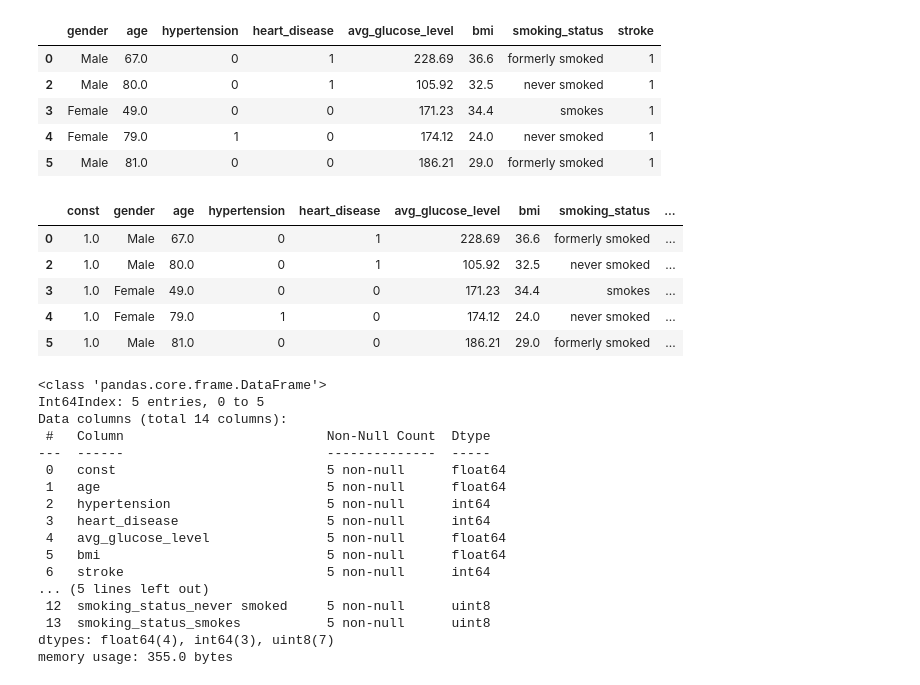
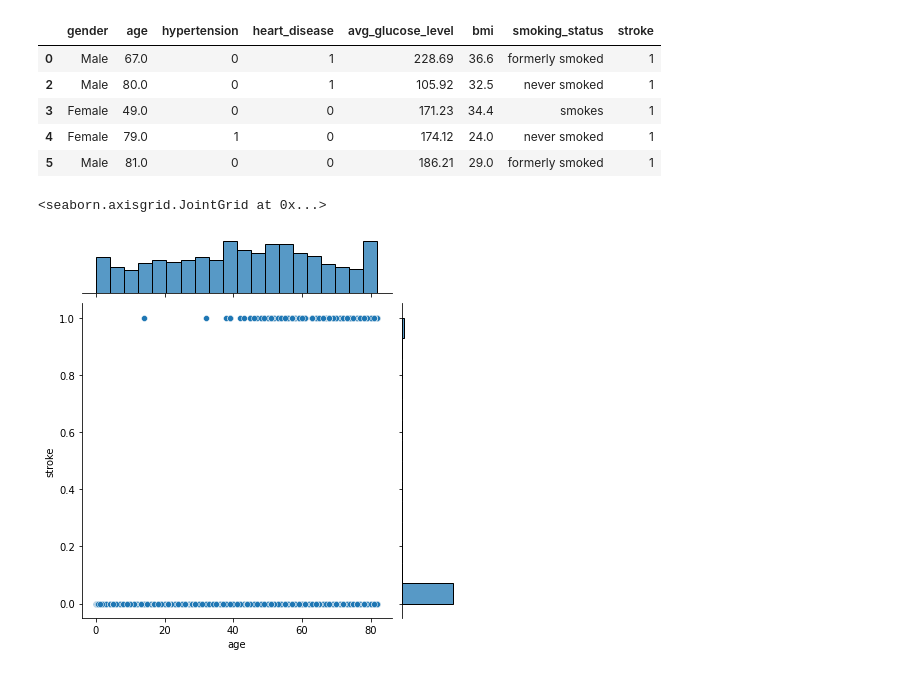
Before and after one commit to HYUNSOOLEE-6839/TIL, a Jupyter notebook: Day-33/Stroke_LR.ipynb, the cells around one changed output. Saved outputs shown, nothing was run; the diff lists cells and outputs as text; code cells hidden in the pictures.

```diff
--- a/Day-33/Stroke_LR.ipynb
+++ b/Day-33/Stroke_LR.ipynb
@@ -46,36 +68,8 @@ stroke_p.head()
 | 3 | Female | 49.0 | 0 | 0 | 171.23 | 34.4 | smokes | 1 |
 | 4 | Female | 79.0 | 1 | 0 | 174.12 | 24.0 | never smoked | 1 |
 | 5 | Male | 81.0 | 0 | 0 | 186.21 | 29.0 | formerly smoked | 1 |
-# %%
-# 상수항 추가
-stroke_p = sm.add_constant(stroke_p, has_constant='add')
-stroke_p.head()
-# %% [output]
-|  | const | gender | age | hypertension | heart_disease | avg_glucose_level | bmi | smoking_status | ... |
-| 0 | 1.0 | Male | 67.0 | 0 | 1 | 228.69 | 36.6 | formerly smoked | ... |
-| 2 | 1.0 | Male | 80.0 | 0 | 1 | 105.92 | 32.5 | never smoked | ... |
-| 3 | 1.0 | Female | 49.0 | 0 | 0 | 171.23 | 34.4 | smokes | ... |
-| 4 | 1.0 | Female | 79.0 | 1 | 0 | 174.12 | 24.0 | never smoked | ... |
-| 5 | 1.0 | Male | 81.0 | 0 | 0 | 186.21 | 29.0 | formerly smoked | ... |
-# %%
-stroke_p = pd.get_dummies(stroke_p).head()
-# %%
-stroke_p.info()
-# %% [output]
-<class 'pandas.core.frame.DataFrame'>
-Int64Index: 5 entries, 0 to 5
-Data columns (total 14 columns):
- #   Column                          Non-Null Count  Dtype
----  ------                          --------------  -----
- 0   const                           5 non-null      float64
- 1   age                             5 non-null      float64
- 2   hypertension                    5 non-null      int64
- 3   heart_disease                   5 non-null      int64
- 4   avg_glucose_level               5 non-null      float64
- 5   bmi                             5 non-null      float64
- 6   stroke                          5 non-null      int64
-... (5 lines left out)
- 12  smoking_status_never smoked     5 non-null      uint8
- 13  smoking_status_smokes           5 non-null      uint8
-dtypes: float64(4), int64(3), uint8(7)
-memory usage: 355.0 bytes
+# %%
+sns.jointplot(x='age', y='stroke', data=stroke_p)
+# %% [output]
+<seaborn.axisgrid.JointGrid at 0x...>
+[figure, added]
```
Also changed, not shown: parts of 32 cells of this notebook.
